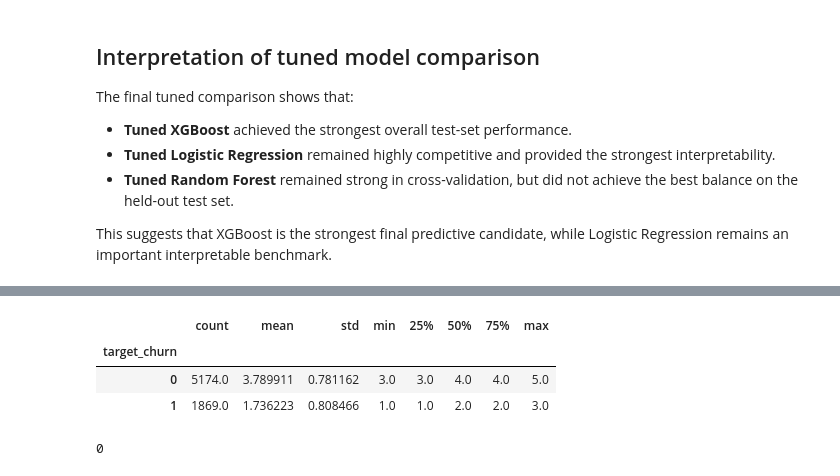
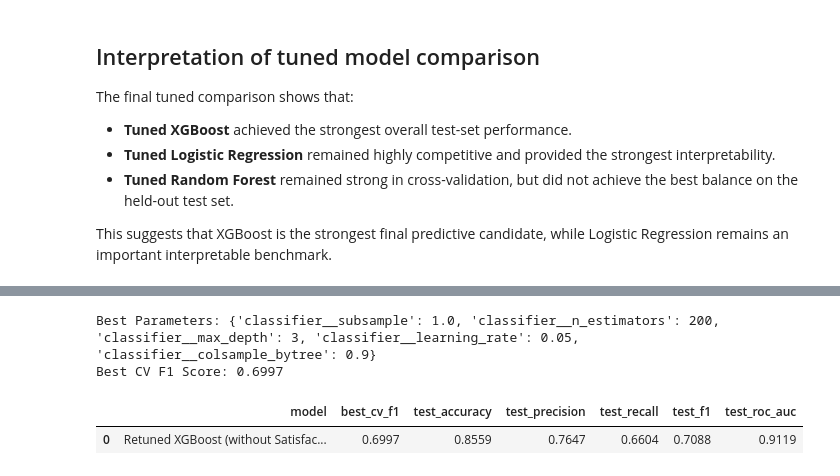
Before and after one commit to GulsaraMirzayeva/telco-churn-capstone, a Jupyter notebook: notebooks/06_model_tuning_and_final_selection.ipynb, the cells around one changed output, grey strips where cells are left out. Cells and saved outputs as stored; diff of their text form; code cells hidden in the pictures.

```diff
--- a/notebooks/06_model_tuning_and_final_selection.ipynb
+++ b/notebooks/06_model_tuning_and_final_selection.ipynb
@@ -923,11 +942,46 @@ Name: Satisfaction Score, dtype: float64
-# %%
-baseline_df.groupby("target_churn")["Satisfaction Score"].describe()
-# %% [output]
-|  | count | mean | std | min | 25% | 50% | 75% | max |
-| target_churn |  |  |  |  |  |  |  |  |
-| 0 | 5174.0 | 3.789911 | 0.781162 | 3.0 | 3.0 | 4.0 | 4.0 | 5.0 |
-| 1 | 1869.0 | 1.736223 | 0.808466 | 1.0 | 1.0 | 2.0 | 2.0 | 3.0 |
-# %%
-baseline_df["Satisfaction Score"].isna().sum()
-# %% [output]
-0
+# %%
+xgb_pipeline_ns = Pipeline(steps=[
+    ("preprocessor", preprocessor_ns),
+    ("classifier", XGBClassifier(
+        random_state=42,
+        eval_metric="logloss"
+    ))
+])
+
+xgb_search_ns = RandomizedSearchCV(
+    estimator=xgb_pipeline_ns,
+    param_distributions=xgb_param_dist,
+    n_iter=15,
+    scoring="f1",
+    cv=cv,
+    random_state=42,
+    n_jobs=-1
+)
+
+xgb_search_ns.fit(X_train_ns, y_train_ns)
+
+print("Best Parameters:", xgb_search_ns.best_params_)
+print("Best CV F1 Score:", round(xgb_search_ns.best_score_, 4))
+# %% [output]
+Best Parameters: {'classifier__subsample': 1.0, 'classifier__n_estimators': 200, 'classifier__max_depth': 3, 'classifier__learning_rate': 0.05, 'classifier__colsample_bytree': 0.9}
+Best CV F1 Score: 0.6997
+# %%
+best_xgb_model_ns = xgb_search_ns.best_estimator_
+
+xgb_y_pred_ns = best_xgb_model_ns.predict(X_test_ns)
+xgb_y_proba_ns = best_xgb_model_ns.predict_proba(X_test_ns)[:, 1]
+
+xgb_no_sat_results = {
+    "model": "Retuned XGBoost (without Satisfaction Score)",
+    "best_cv_f1": xgb_search_ns.best_score_,
+    "test_accuracy": accuracy_score(y_test_ns, xgb_y_pred_ns),
+    "test_precision": precision_score(y_test_ns, xgb_y_pred_ns),
+    "test_recall": recall_score(y_test_ns, xgb_y_pred_ns),
+    "test_f1": f1_score(y_test_ns, xgb_y_pred_ns),
+    "test_roc_auc": roc_auc_score(y_test_ns, xgb_y_proba_ns)
+}
+
+pd.DataFrame([xgb_no_sat_results]).round(4)
+# %% [output]
+|  | model | best_cv_f1 | test_accuracy | test_precision | test_recall | test_f1 | test_roc_auc |
+| 0 | Retuned XGBoost (without Satisfac... | 0.6997 | 0.8559 | 0.7647 | 0.6604 | 0.7088 | 0.9119 |
```
Also changed, not shown: parts of 101 cells of this notebook, 3 other files.
